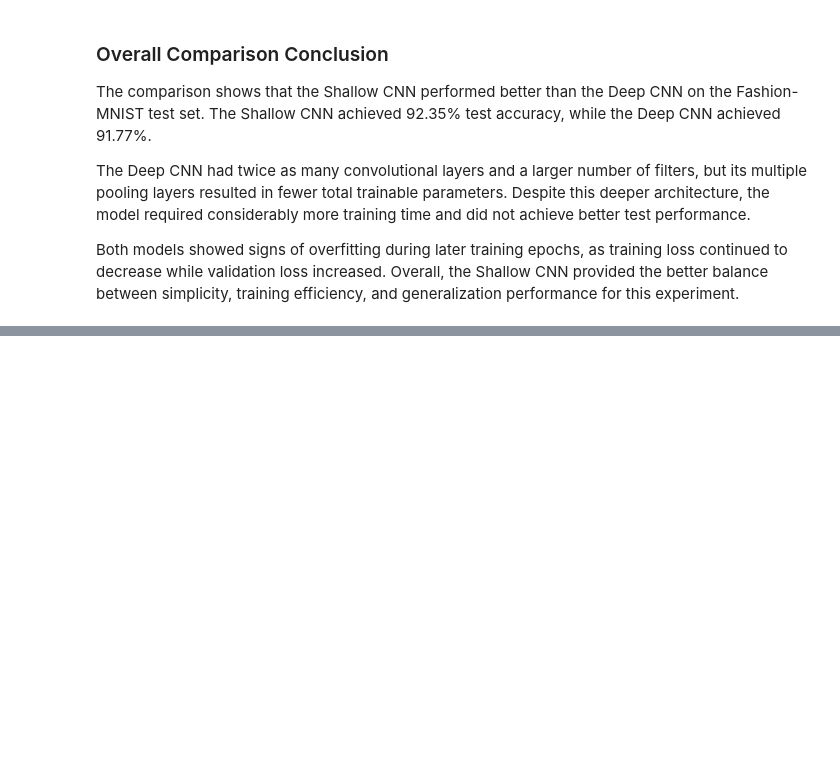
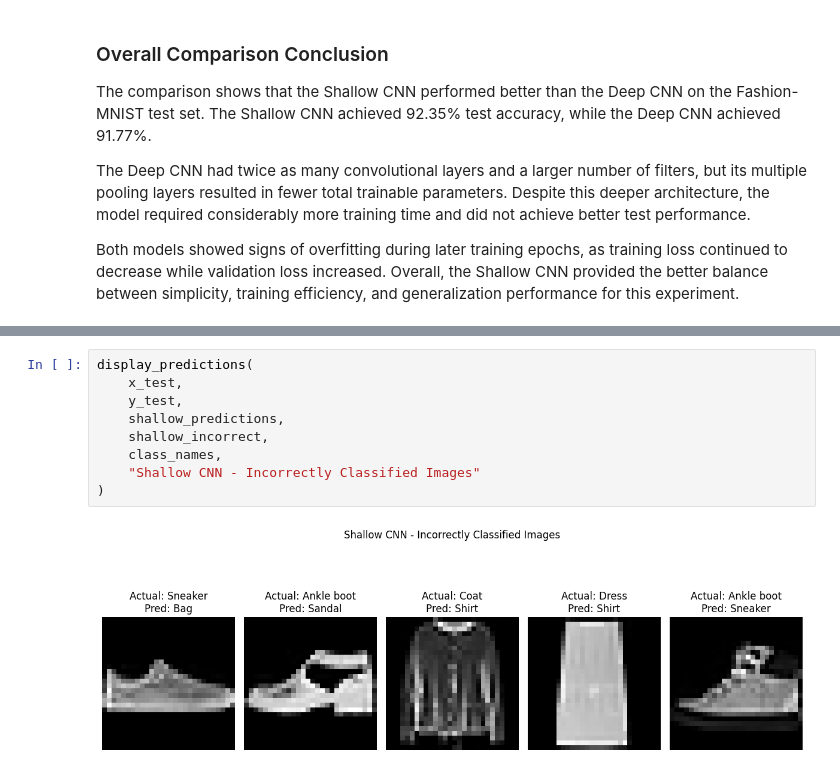
Before and after one commit to mrudultkt/fashion-mnist-shallow-vs-deep-cnn, a Jupyter notebook: Mrudul_Mukundan_PGDSAIML_B4.ipynb, the cells around one changed output, grey strips where cells are left out. Cells and saved outputs as stored; diff of their text form; blank space fills up the shorter version.

```diff
--- a/Mrudul_Mukundan_PGDSAIML_B4.ipynb
+++ b/Mrudul_Mukundan_PGDSAIML_B4.ipynb
@@ -612,0 +700,11 @@ Both models showed signs of overfitting during later training epochs, as trainin
+# %%
+display_predictions(
+    x_test,
+    y_test,
+    shallow_predictions,
+    shallow_incorrect,
+    class_names,
+    "Shallow CNN - Incorrectly Classified Images"
+)
+# %% [output]
+[figure, added]
```
Also changed, not shown: parts of 13 cells of this notebook.
